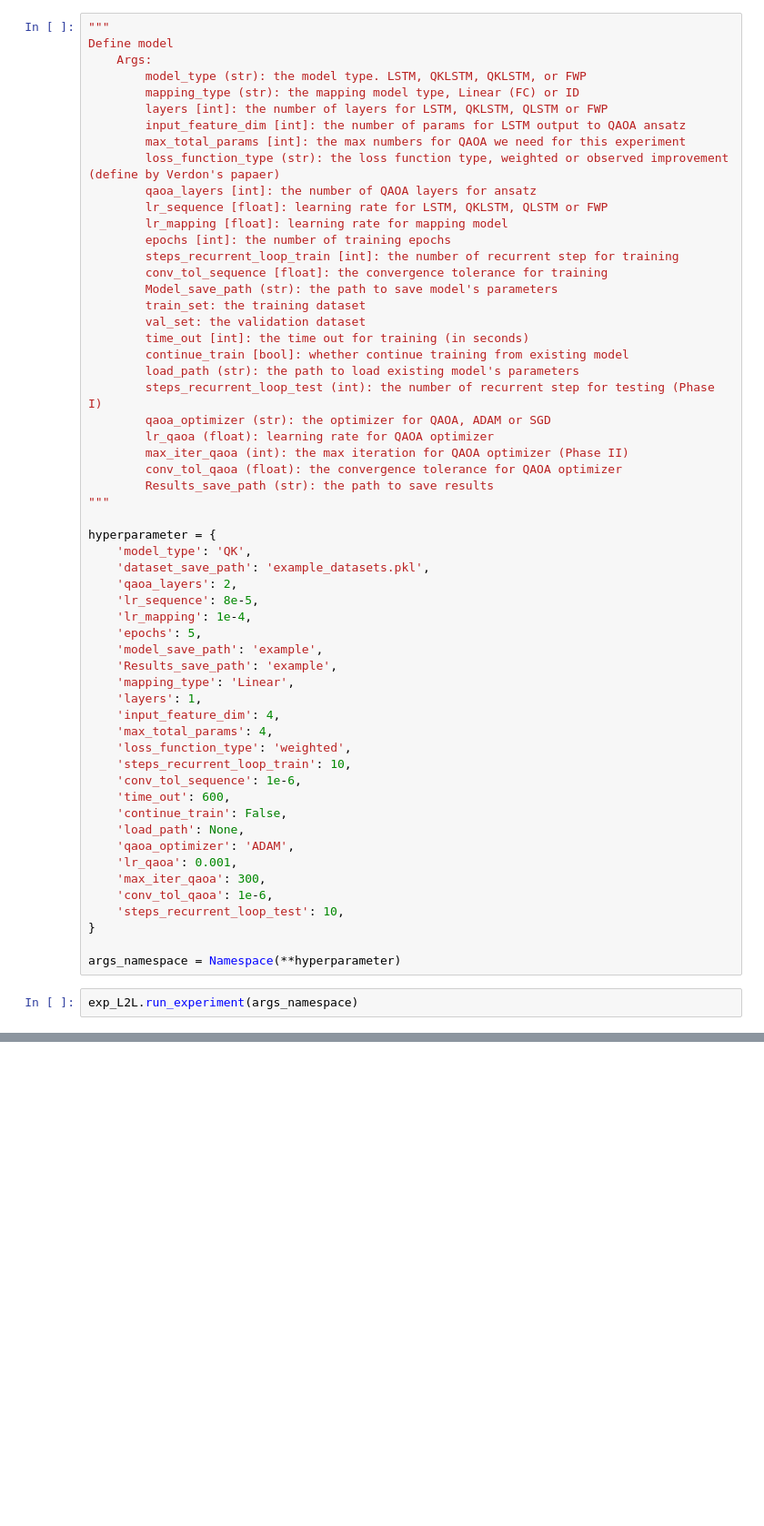
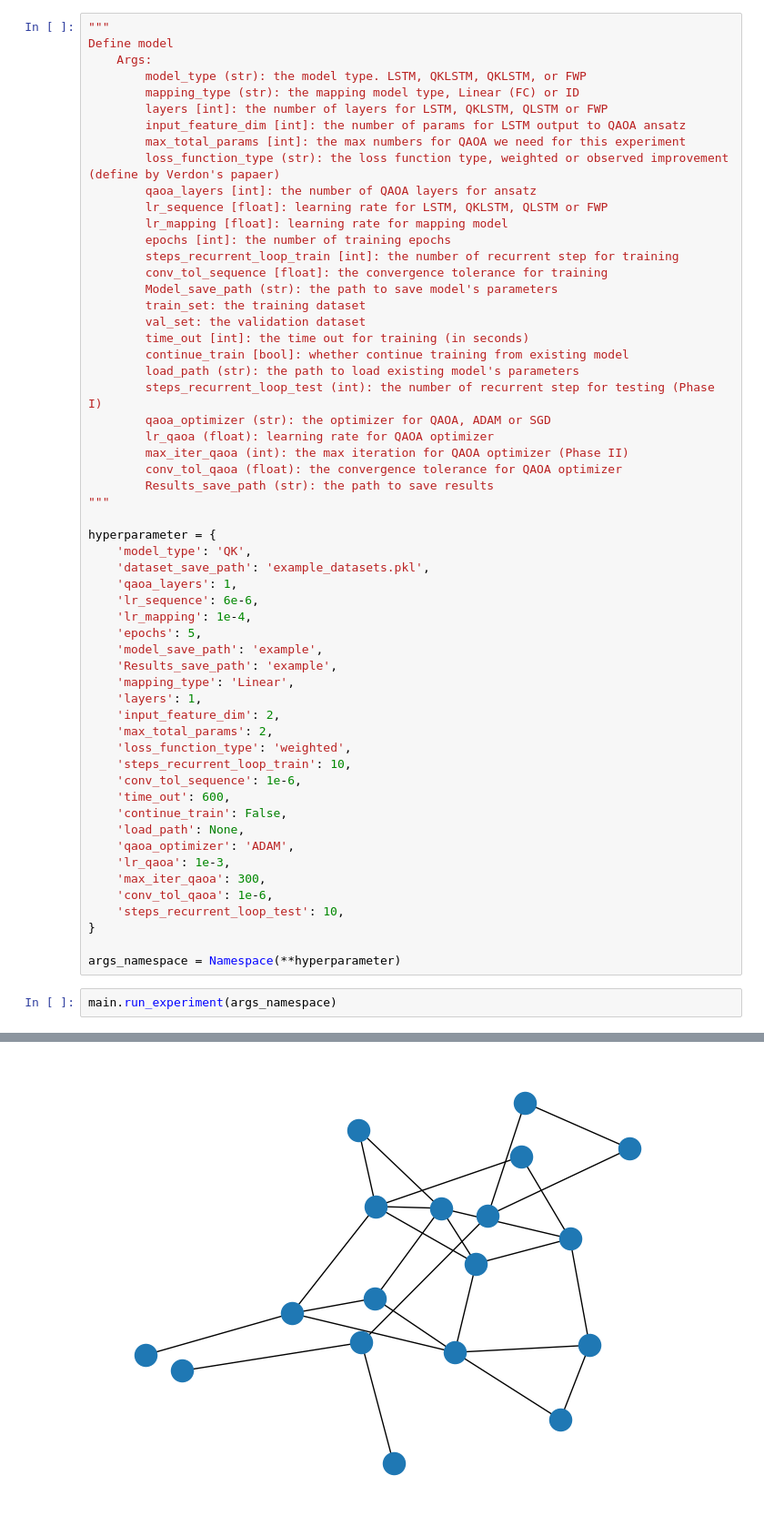
Before and after one commit to Astor-Hsu/QAOA-Meta-Learning, a Jupyter notebook: QK-QAOA/Tutorial.ipynb, the cells around one changed output, grey strips where cells are left out. Shown at 91% size. Cells and saved outputs as stored; diff of their text form; blank space fills up the shorter version.

```diff
--- a/QK-QAOA/Tutorial.ipynb
+++ b/QK-QAOA/Tutorial.ipynb
@@ -36,16 +42,16 @@ Define model
 hyperparameter = {
     'model_type': 'QK',
     'dataset_save_path': 'example_datasets.pkl',
-    'qaoa_layers': 2,
-    'lr_sequence': 8e-5,
+    'qaoa_layers': 1,
+    'lr_sequence': 6e-6,
     'lr_mapping': 1e-4,
     'epochs': 5,
     'model_save_path': 'example',
     'Results_save_path': 'example',
     'mapping_type': 'Linear',
     'layers': 1,
-    'input_feature_dim': 4,
-    'max_total_params': 4,
+    'input_feature_dim': 2,
+    'max_total_params': 2,
     'loss_function_type': 'weighted',
     'steps_recurrent_loop_train': 10,
     'conv_tol_sequence': 1e-6,
@@ -53,7 +59,7 @@ hyperparameter = {
     'continue_train': False,
     'load_path': None,
     'qaoa_optimizer': 'ADAM',
-    'lr_qaoa': 0.001,
+    'lr_qaoa': 1e-3,
     'max_iter_qaoa': 300,
     'conv_tol_qaoa': 1e-6,
     'steps_recurrent_loop_test': 10,
@@ -61,7 +67,7 @@ hyperparameter = {
 
 args_namespace = Namespace(**hyperparameter)
 # %%
-exp_L2L.run_experiment(args_namespace)
+main.run_experiment(args_namespace)
 # %% [output]
 Datasets loaded from example_datasets.pkl
 Train = 180 samples, Val = 5 samples, Test = 5 samples
@@ -82,0 +90 @@ Optimization finished, final cost: -22.77634001
+[figure, added]
```
Also changed, not shown: parts of 3 cells of this notebook, 10 other files.
